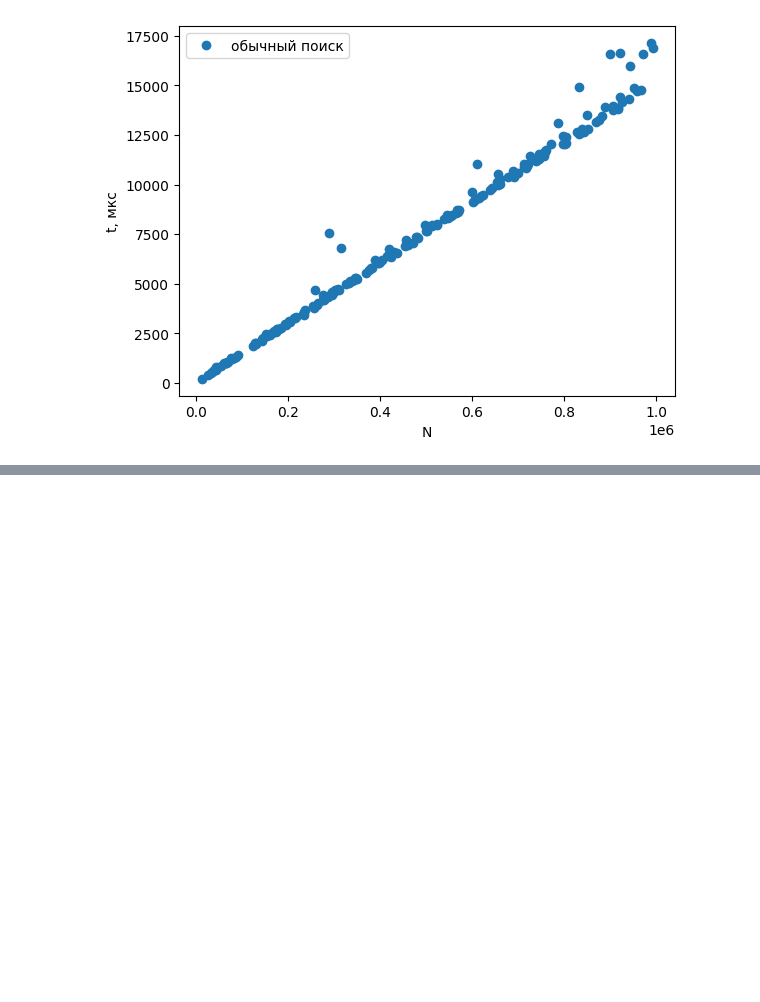
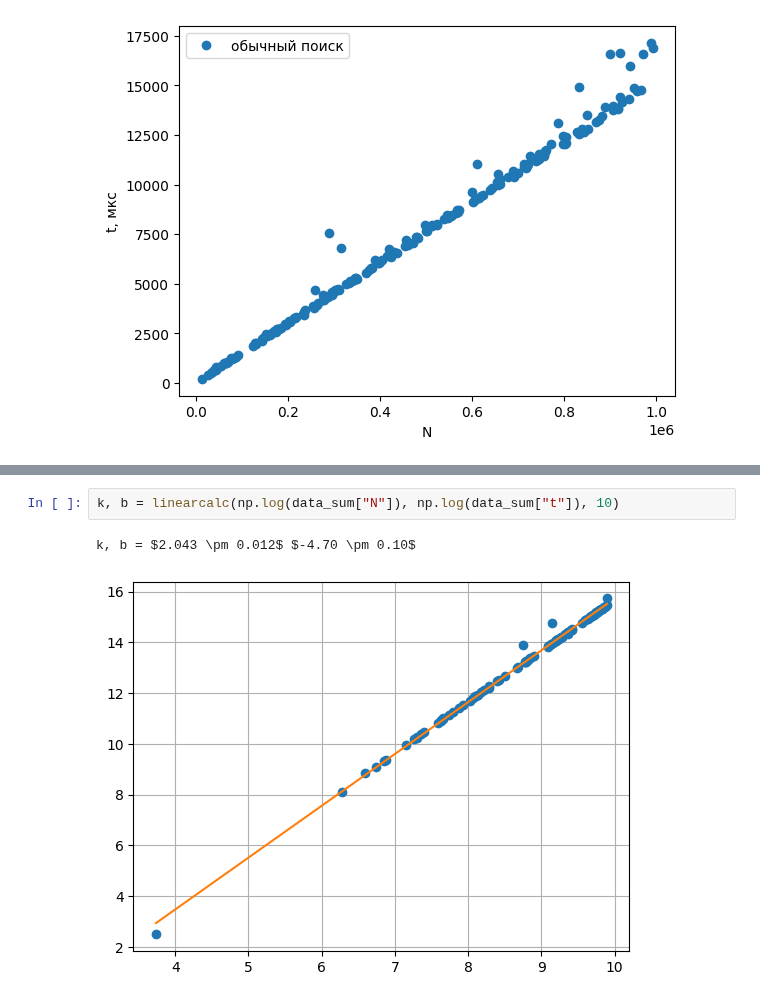
Before and after one commit to RedBrean/term2, a Jupyter notebook: cppLabs/python.ipynb, the cells around one changed output, grey strips where cells are left out. Drawn from its saved outputs; the diff is of its cells as text; blank space fills up the shorter version.

```diff
--- a/cppLabs/python.ipynb
+++ b/cppLabs/python.ipynb
@@ -285,0 +287,5 @@ NameError: name 'plt' is not defined
+# %%
+k, b = linearcalc(np.log(data_sum["N"]), np.log(data_sum["t"]), 10)
+# %% [output]
+k, b = $2.043 \pm 0.012$ $-4.70 \pm 0.10$
+[figure, added]
```
Also changed, not shown: parts of 3 cells of this notebook, 3 other files.
